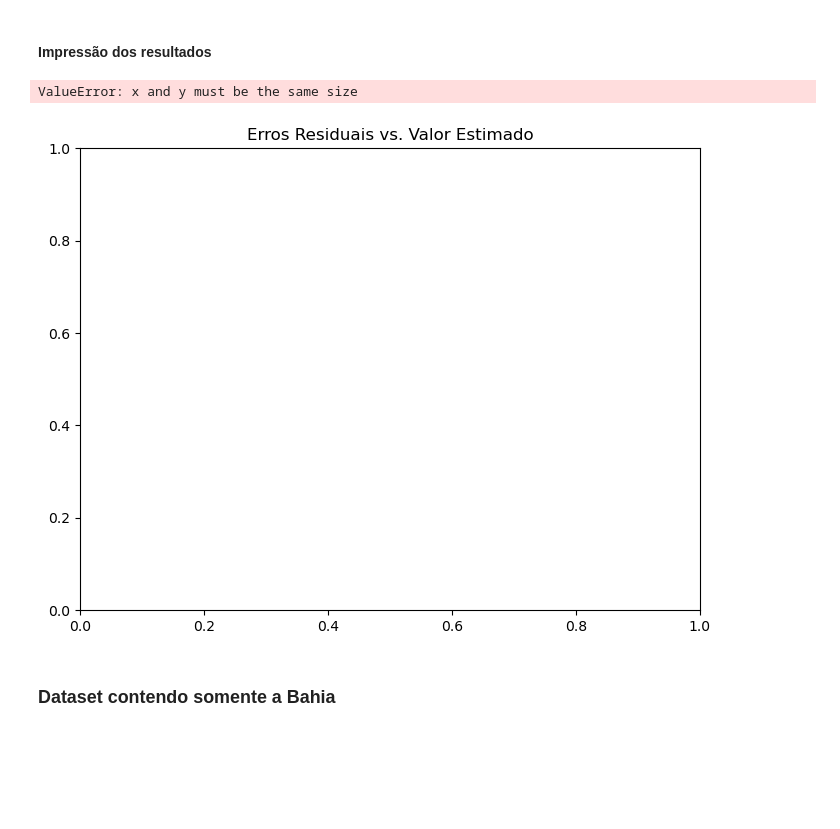
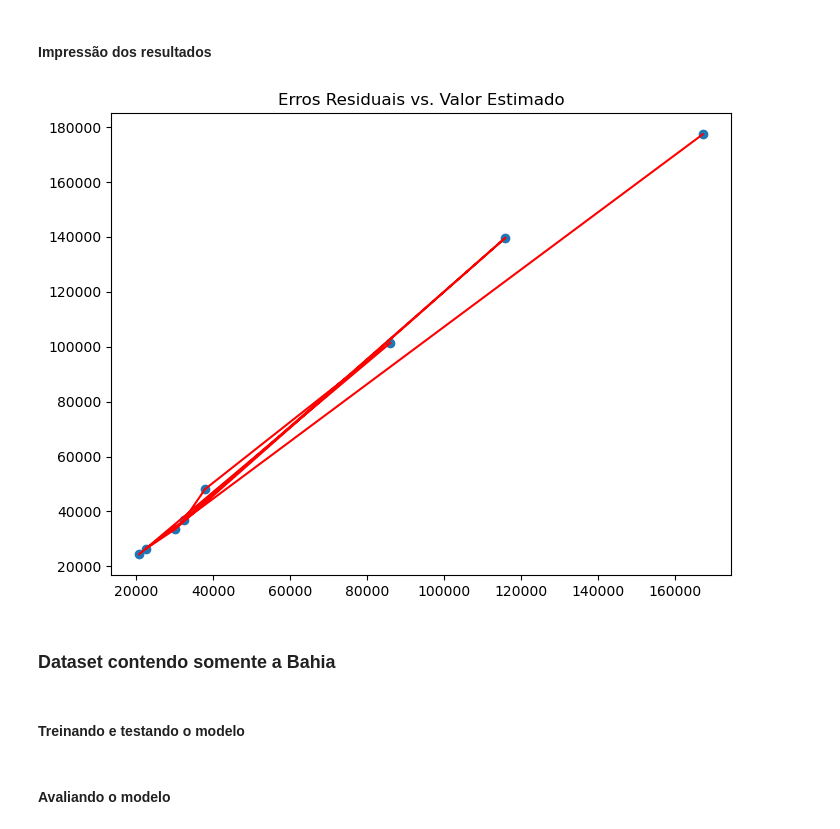
Before and after one commit to PET-Controle-e-Automacao-UESC/contas_de_energia, a Jupyter notebook: src/regressao_polinomial.ipynb, the cells around one changed output. Drawn from its saved outputs; the diff is of its cells as text; code cells hidden in the pictures; blank space fills up the shorter version.

```diff
--- a/src/regressao_polinomial.ipynb
+++ b/src/regressao_polinomial.ipynb
@@ -141,13 +141,12 @@ Dados previstos: [[ 24392.]
 # %%
 figura = plt.figure(figsize = (8, 6))
 
 plt.title("Erros Residuais vs. Valor Estimado")
-plt.scatter(X_nordeste_2004.iloc[2:, :], y_nordeste_2004)
-plt.plot(X_nordeste_2004.iloc[2:, :], y_predict, c = "red")
+plt.scatter(X_nordeste_2004.iloc[2:, 1], y_nordeste_2004)
+plt.plot(X_nordeste_2004.iloc[2:, 1], y_predict, c = "red")
 
 plt.show()
 # %% [output]
-ValueError: x and y must be the same size
-[figure, old version]
+[figure, new version]
 # %% [markdown]
 ### Dataset contendo somente a Bahia
@@ -153,0 +156,2 @@ ValueError: x and y must be the same size
+# %% [markdown]
+#### Treinando e testando o modelo
@@ -153,0 +161,2 @@ ValueError: x and y must be the same size
+# %% [markdown]
+#### Avaliando o modelo
```
Also changed, not shown: parts of 3 cells of this notebook.
